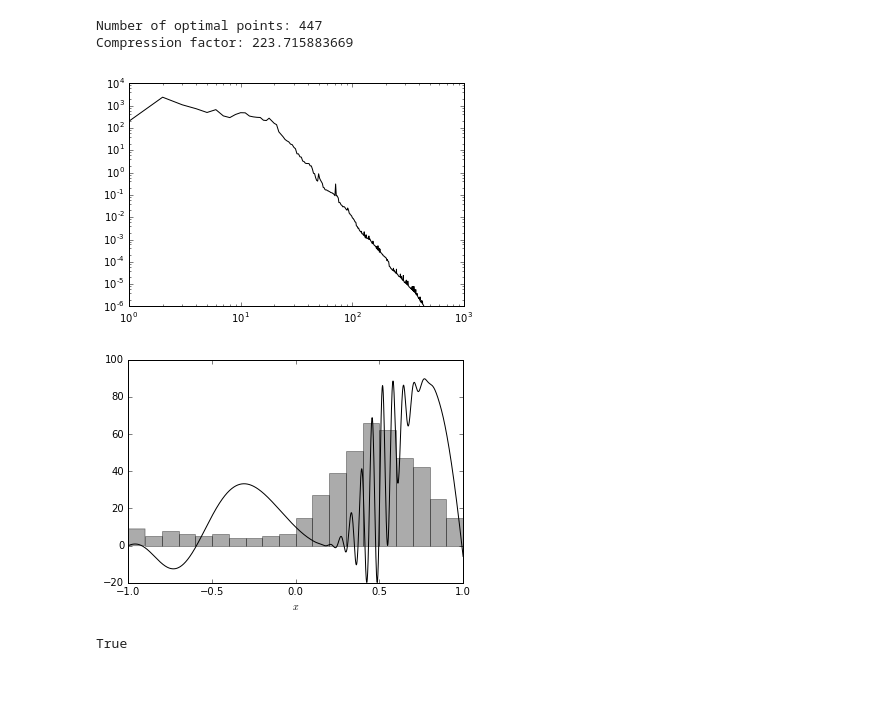
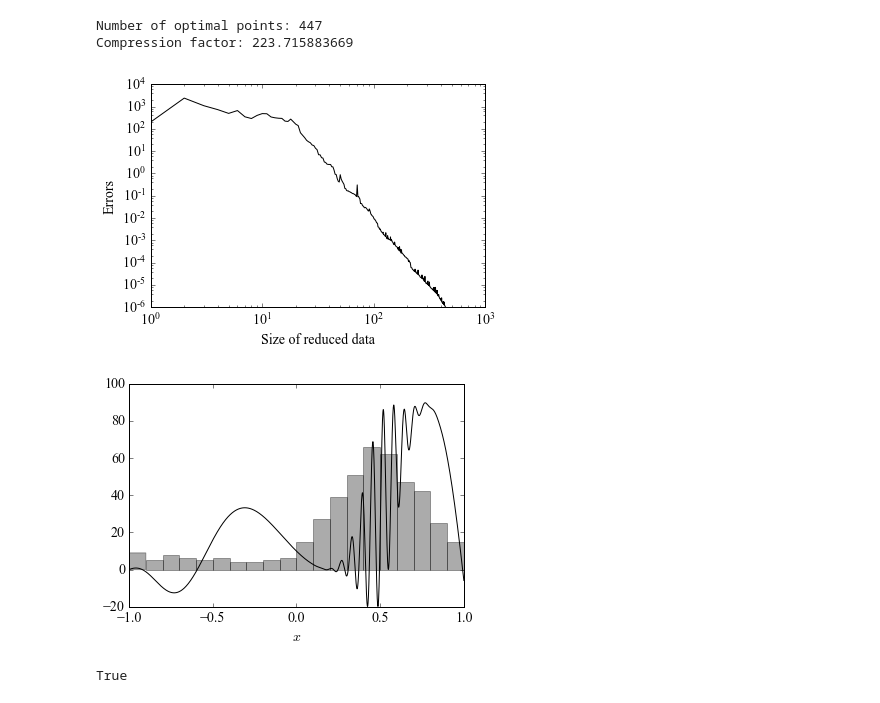
Before and after one commit to crgalley/romspline, a Jupyter notebook: romSpline_example.ipynb, the cells around one changed output. Saved outputs shown, nothing was run; the diff lists cells and outputs as text; code cells hidden in the pictures.

```diff
--- a/romSpline_example.ipynb
+++ b/romSpline_example.ipynb
@@ -4,6 +4,8 @@
 # Import necessary modules
 import numpy as np, matplotlib.pyplot as plt
 %matplotlib inline
+font = {'family':'Times New Roman', 'size':14}
+plt.rc('font', **font)
 
 # Uncomment next two lines if romSpline is not in your PYTHONPATH
 # import sys
@@ -61,12 +63,14 @@ Compression factor: 223.715883669
 # %%
 # Plot the max L-infinity errors that were found in building the "optimal" spline.
 # Notice that the decay is polynomial (power is deg+1) and not exponential.
 # This is because the spline is only smooth to the degree of the polynomial used.
 # For this reason, it's good not to set the tolerance too high (e.g., numerical round-off)
 # as the time to generate spline might be impractically long.
 plt.loglog(spline.errors, 'k-');
+plt.ylabel('Errors');
+plt.xlabel('Size of reduced data');
 # %% [output]
-[figure, old version]
+[figure, new version]
 # %%
 # The distribution of the "optimal" points (called "X") is not uniform. Generally speaking, the
 # density of the points is highest around the more variable data.
@@ -74,7 +78,7 @@ plt.hist(spline.X, 20, color='k', alpha=0.33)
 plt.plot(x, f(x)/2., 'k-')
 plt.xlabel('$x$');
 # %% [output]
-[figure, old version]
+[figure, new version]
 # %%
 # To evaluate the spline let's first create an array of new samples
 import random
```
Also changed, not shown: parts of 9 cells of this notebook.
